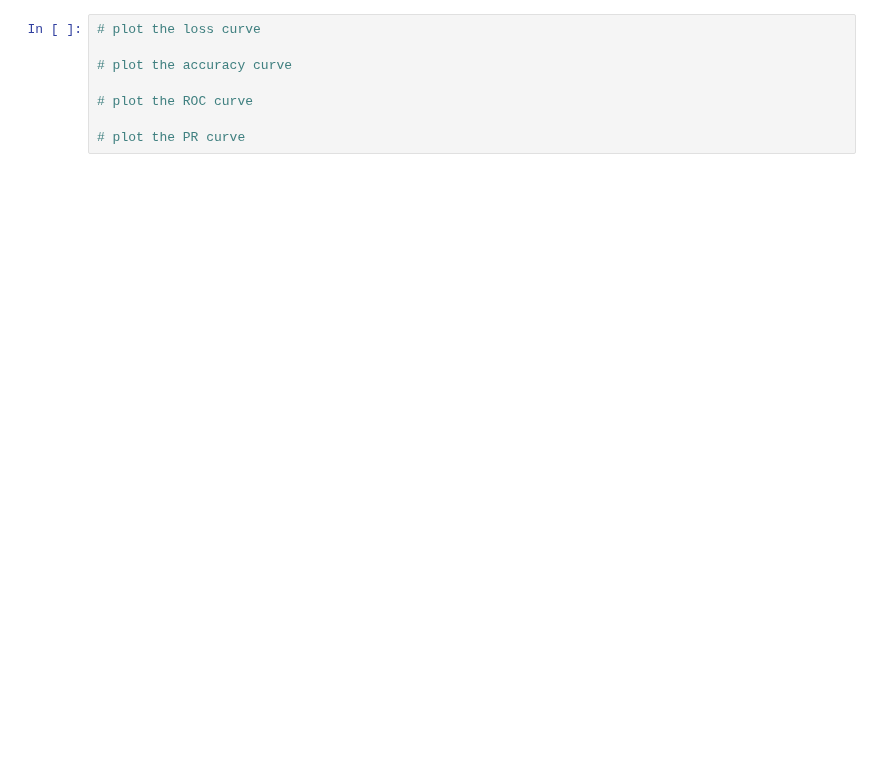
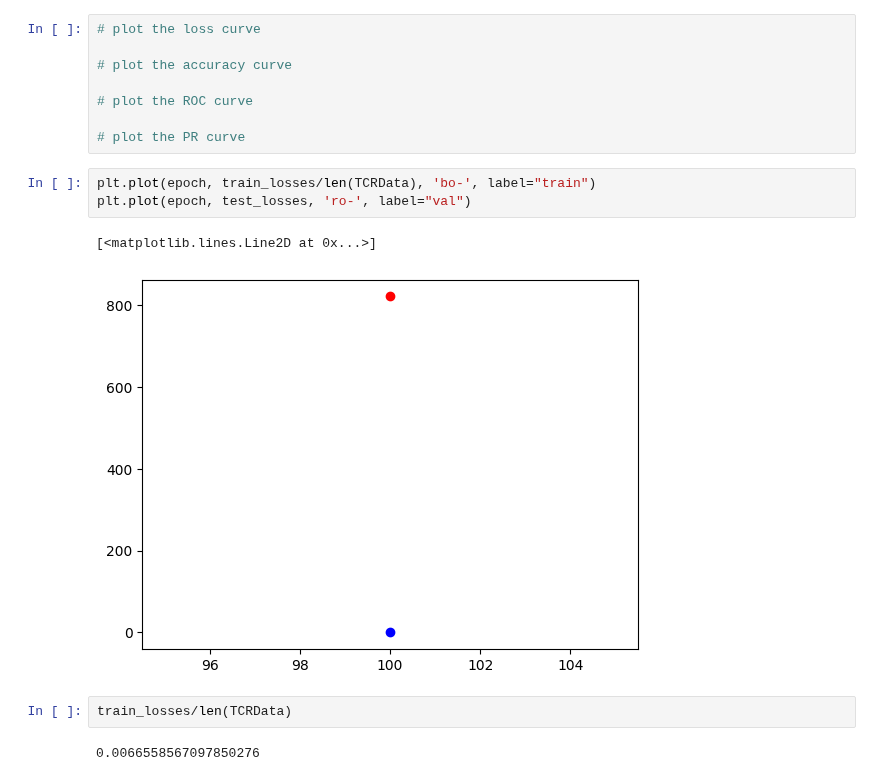
Before and after one commit to cb11711211/pMHC-TCR-binding-prediction, a Jupyter notebook: prediction_model/testing_diverse_model.ipynb, the cells around one changed output. Cells and saved outputs as stored; diff of their text form; blank space fills up the shorter version.

```diff
--- a/prediction_model/testing_diverse_model.ipynb
+++ b/prediction_model/testing_diverse_model.ipynb
@@ -254,3 +297,13 @@ tensor(-0.)
 # plot the ROC curve
 
 # plot the PR curve
+# %%
+plt.plot(epoch, train_losses/len(TCRData), 'bo-', label="train")
+plt.plot(epoch, test_losses, 'ro-', label="val")
+# %% [output]
+[<matplotlib.lines.Line2D at 0x...>]
+[figure, added]
+# %%
+train_losses/len(TCRData)
+# %% [output]
+0.0066558567097850276
```
Also changed, not shown: parts of 7 cells of this notebook.
